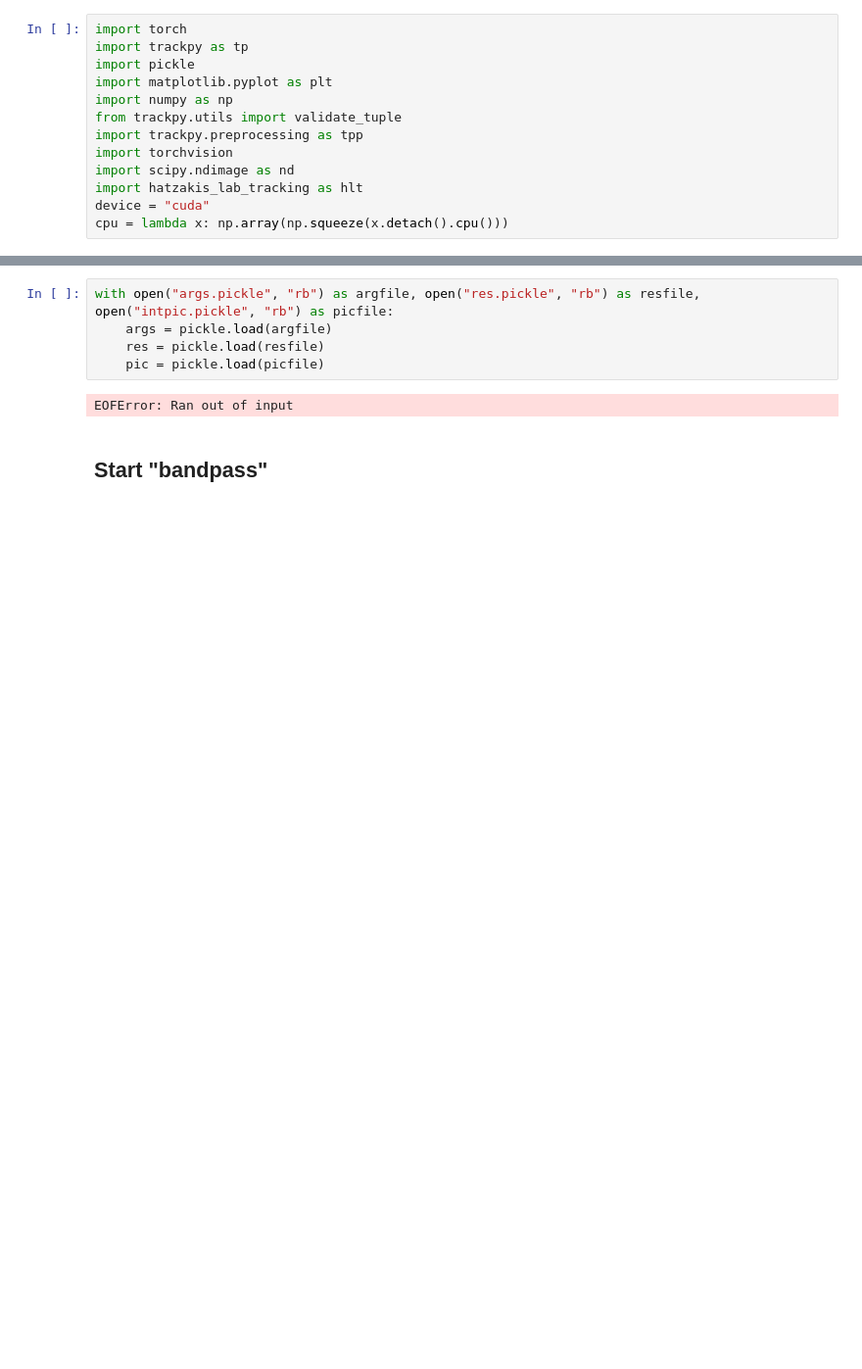
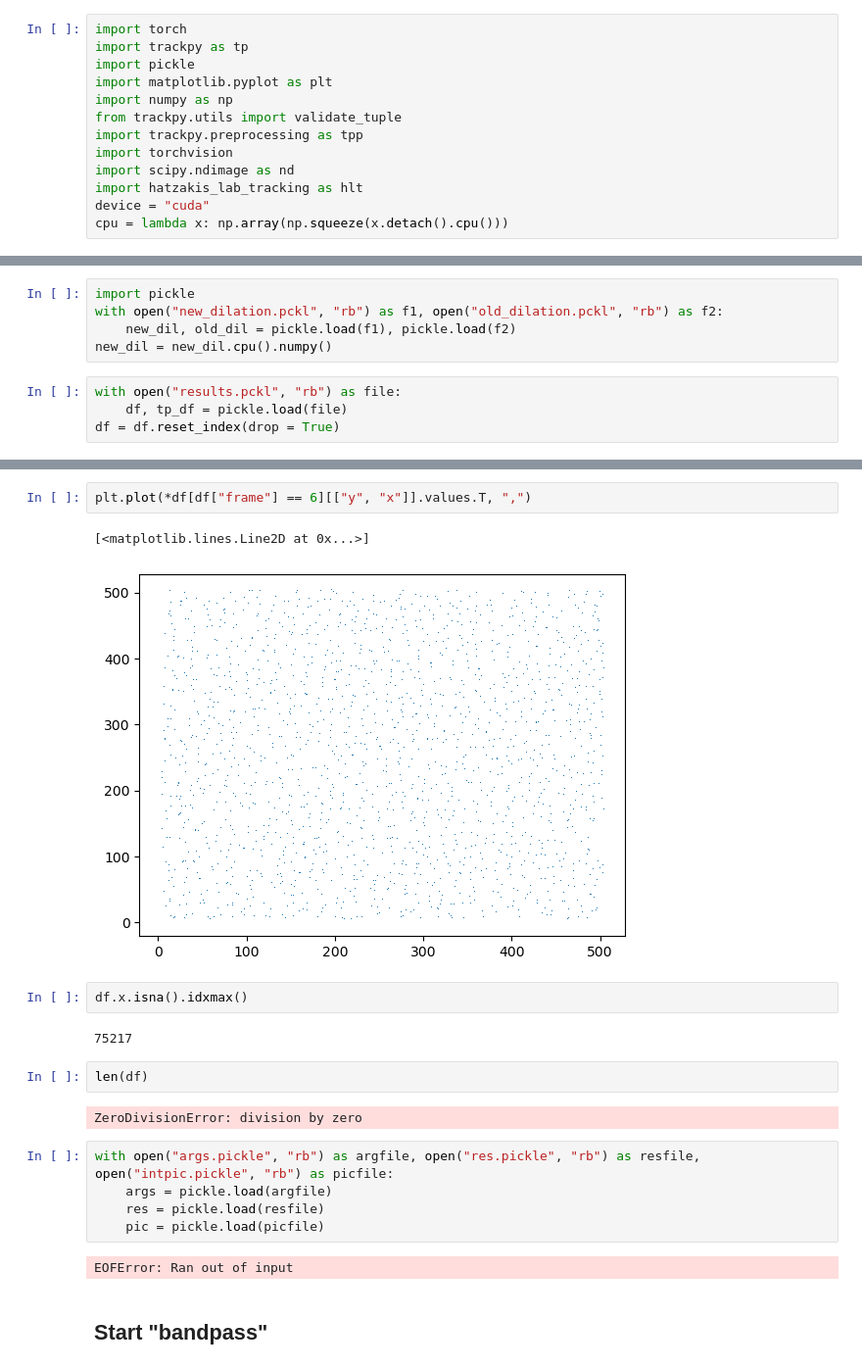
Before and after one commit to amfaber/tracking_optimizations, a Jupyter notebook: emily_tracking/work_in_progress/torch_port.ipynb, the cells around one changed output, grey strips where cells are left out. Shown at 98% size. Saved outputs shown, nothing was run; the diff lists cells and outputs as text; blank space fills up the shorter version.

```diff
--- a/emily_tracking/work_in_progress/torch_port.ipynb
+++ b/emily_tracking/work_in_progress/torch_port.ipynb
@@ -41,0 +27,9 @@ tensor(1)
+# %%
+import pickle
+with open("new_dilation.pckl", "rb") as f1, open("old_dilation.pckl", "rb") as f2:
+    new_dil, old_dil = pickle.load(f1), pickle.load(f2)
+new_dil = new_dil.cpu().numpy()
+# %%
+with open("results.pckl", "rb") as file:
+    df, tp_df = pickle.load(file)
+df = df.reset_index(drop = True)
@@ -42,3 +273,16 @@ tensor(1)
+# %%
+plt.plot(*df[df["frame"] == 6][["y", "x"]].values.T, ",")
+# %% [output]
+[<matplotlib.lines.Line2D at 0x...>]
+[figure, added]
+# %%
+df.x.isna().idxmax()
+# %% [output]
+75217
+# %%
+len(df)
+# %% [output]
+ZeroDivisionError: division by zero
 # %%
 with open("args.pickle", "rb") as argfile, open("res.pickle", "rb") as resfile, open("intpic.pickle", "rb") as picfile:
     args = pickle.load(argfile)
```
Also changed, not shown: parts of 34 cells of this notebook, 3 other files.
